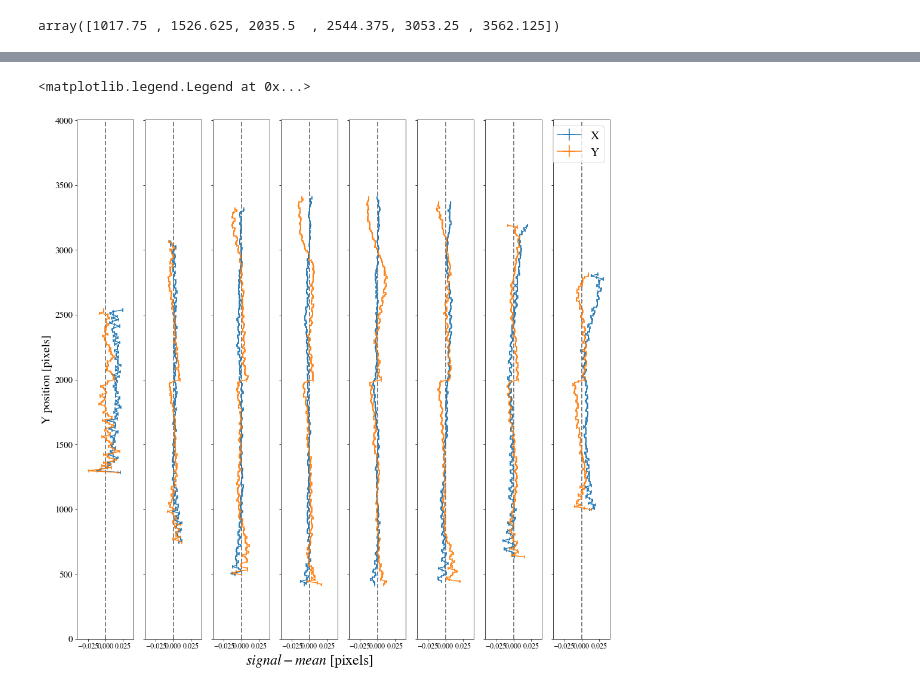
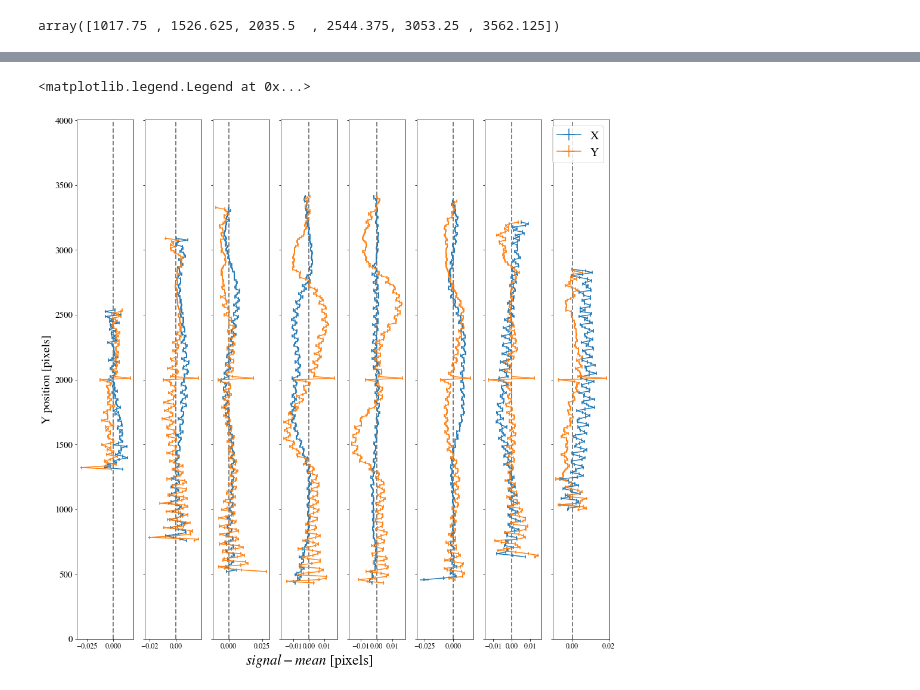
Before and after one commit to estevesjh/lsst-treeRing, a Jupyter notebook: PaperFigures.ipynb, the cells around one changed output, grey strips where cells are left out. Cells and saved outputs as stored; diff of their text form; code cells hidden in the pictures.

```diff
--- a/PaperFigures.ipynb
+++ b/PaperFigures.ipynb
@@ -289,20 +311,20 @@ fig.subplots_adjust(wspace=0.20)
 # %%
-fig, axes = plt.subplots(1, 3, figsize=(18, 6), sharey='all')
+# fig, axes = plt.subplots(1, 3, figsize=(18, 6), sharey='all')
 
-levels = np.array([-0.0045,0.0045])
-im1 = imshow(dr_img, axes[0], title='Astrometric Shift',levels=levels*1., show_colorbar=True)
-im2 = imshow(100.*dt_img, axes[1], title='Second Moments'   ,levels=levels*10., show_colorbar=True)
-im3 = imshow(100.*dg_img, axes[2], title='Ellipticity'      ,levels=levels*10., show_colorbar=True)
+# levels = np.array([-0.0045,0.0045])
+# im1 = imshow(dr_img, axes[0], title='Astrometric Shift',levels=levels*1., show_colorbar=True)
+# im2 = imshow(100.*dt_img, axes[1], title='Second Moments'   ,levels=levels*10., show_colorbar=True)
+# im3 = imshow(100.*dg_img, axes[2], title='Ellipticity'      ,levels=levels*10., show_colorbar=True)
 
-fig.colorbar(im1,ax=axes[0] ,shrink=0.75).set_label(r'mean dev. [pixel]', fontsize=18)
-fig.colorbar(im2,ax=axes[1] ,shrink=0.75).set_label(r'perc dev. %', fontsize=18)
-fig.colorbar(im3,ax=axes[2] ,shrink=0.75).set_label(r'perc dev. %', fontsize=18)
+# fig.colorbar(im1,ax=axes[0] ,shrink=0.75).set_label(r'mean dev. [pixel]', fontsize=18)
+# fig.colorbar(im2,ax=axes[1] ,shrink=0.75).set_label(r'perc dev. %', fontsize=18)
+# fig.colorbar(im3,ax=axes[2] ,shrink=0.75).set_label(r'perc dev. %', fontsize=18)
 
-for i in range(1,3):
-    axes[i].set_ylabel('')
+# for i in range(1,3):
+#     axes[i].set_ylabel('')
 
-fig.subplots_adjust(wspace=0.20)
-#fig.savefig('figures/fig_1_map_astroShift_secMoments_ellipticity.pdf', dpi=240, format='pdf', bbox_inches='tight')
-# plt.suptitle(title)
-#plt.clf()
+# fig.subplots_adjust(wspace=0.20)
+# #fig.savefig('figures/fig_1_map_astroShift_secMoments_ellipticity.pdf', dpi=240, format='pdf', bbox_inches='tight')
+# # plt.suptitle(title)
+# #plt.clf()
 # %% [output]
@@ -310,7 +332,7 @@ fig.subplots_adjust(wspace=0.20)
 # %% [markdown]
 # Figure 2 - Signal Profiles
 # %%
-image = dt_img1
+image = idt_img1
 # %%
 # Pixel coordinate grid
 y,x   = np.mgrid[0:image.shape[0] , 0:image.shape[1]]
@@ -427,7 +454,14 @@ for i in range(8):
     axes2[i].errorbar(ymean2, ymed, yerr=np.diff(rad_bins), xerr=yerr2, label='YY')
 
     axes2[i].set_ylim((0, 4004))
-    axes2[i].set_xlim(50.*levels[0],50.*levels[1])
+
+    w, = np.where(np.abs(ymed-2000.)<250.)
+    pi = np.nanmax(np.abs(ymean2[w]))
+    print('peak: %.5f'%pi)
+    if i == 0: li = pi
+    axes2[i].set_xlim(-li,li)
+
+    #axes2[i].set_xlim(50.*levels[0],50.*levels[1])
     axes2[i].tick_params(axis='y', labelleft=False)
     axes2[i].tick_params(axis='x', labelsize=12)
 
@@ -444,32 +486,35 @@ axes2[7].legend(loc='upper right', fontsize=20)
 # %%
 fig2, axes2 = plt.subplots(1, 8, figsize=(16,16))
 
 #xbins = np.percentile(xmed[~np.isnan(ymean1)],np.linspace(0,100,9))
 xbins = np.arange(420,4096,424)
 
 for i in range(8):
     xmask = np.logical_not((x>xbins[i])&(x<=xbins[i+1]))
     ymed, ymean1, yerr1 = make_profile(dx_img, direction='y', mask=xmask, x0=xc,y0=yc, nbins=rad_bins)
     ymed, ymean2, yerr2 = make_profile(dy_img, direction='y', mask=xmask, x0=xc,y0=yc, nbins=rad_bins)
 
     axes2[i].axvline(0.,ls='--',color='grey',lw=2)
     axes2[i].errorbar(ymean1, ymed, yerr=np.diff(rad_bins), xerr=yerr1, label='X')
     axes2[i].errorbar(ymean2, ymed, yerr=np.diff(rad_bins), xerr=yerr2, label='Y')
 
     axes2[i].set_ylim((0, 4004))
-    axes2[i].set_xlim(9.*levels[0],9.*levels[1])
+    if i == 0: li = np.nanmax(np.abs(ymean1))
+    axes2[i].set_xlim(-li,li)
+
+    #axes2[i].set_xlim(9.*levels[0],9.*levels[1])
     axes2[i].tick_params(axis='y', labelleft=False)
     axes2[i].tick_params(axis='x', labelsize=12)
 
 axes2[0].tick_params(axis='y', labelsize=15, labelleft=True)
 axes2[0].set_ylabel('Y position [pixels]', fontsize=20)
 # axes2[3].set_title(r'$\Delta$2nd moment vs. Y', fontsize=20)
 axes2[3].set_xlabel(r'$signal-mean$ [pixels]', fontsize=24)
 axes2[7].legend(loc='upper right', fontsize=20)
 #fig2.savefig('figures/fig_3b_astroShift_profile_across_x.pdf', dpi=240, format='pdf', bbox_inches='tight')
 # %% [output]
 <matplotlib.legend.Legend at 0x...>
-[figure, old version]
+[figure, new version]
 # %%
 fig2, axes2 = plt.subplots(1, 8, figsize=(16,16))
 
```
Also changed, not shown: parts of 36 cells of this notebook, 10 other files.
